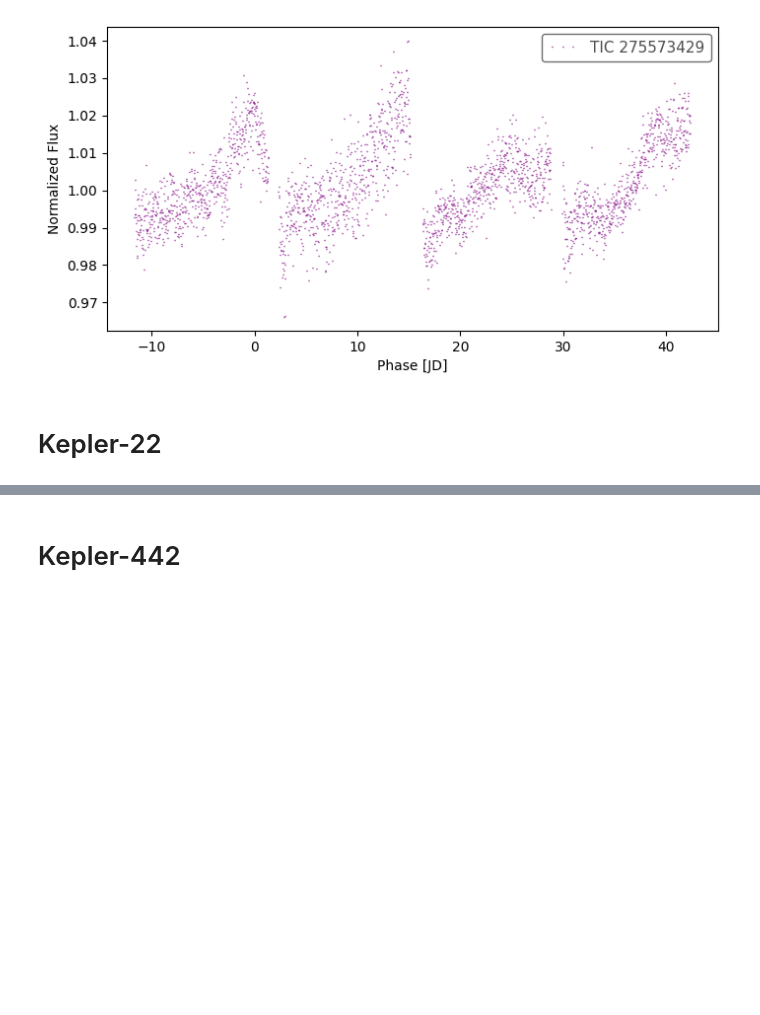
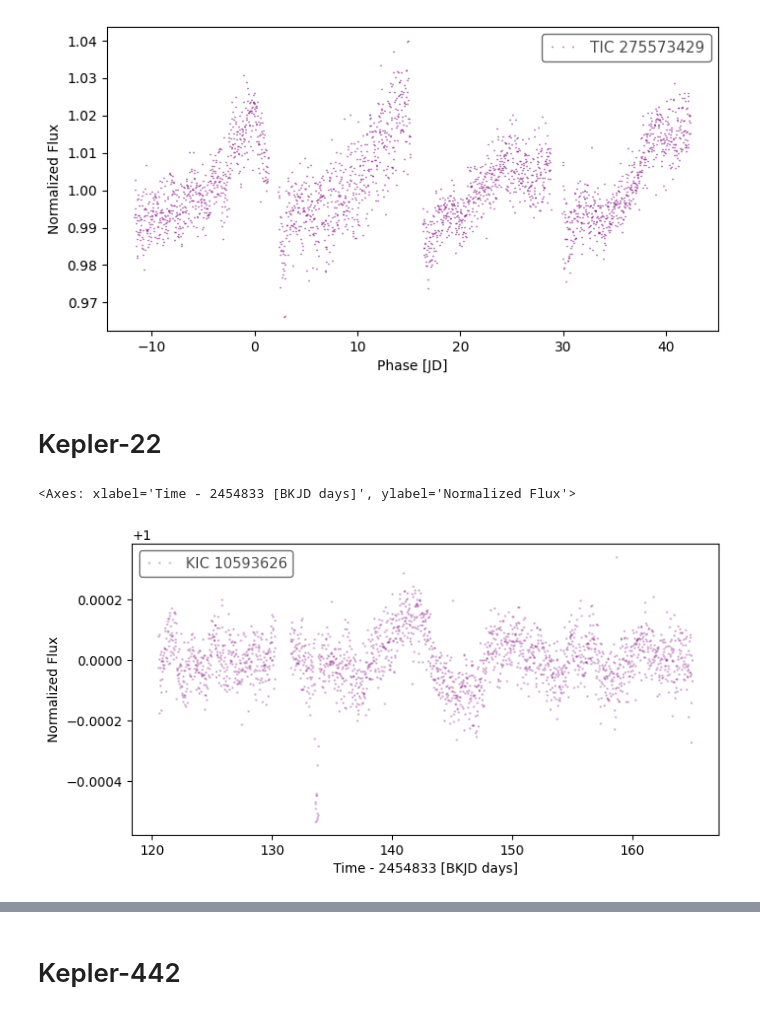
Before and after one commit to Signal-K/sytizen, a Jupyter notebook: deepnote/Star_Sailors_Light_Curve_Plot/Phase Folding_ Base Planets.ipynb, the cells around one changed output, grey strips where cells are left out. Saved outputs shown, nothing was run; the diff lists cells and outputs as text; code cells hidden in the pictures; blank space fills up the shorter version.

```diff
--- a/deepnote/Star_Sailors_Light_Curve_Plot/Phase Folding_ Base Planets.ipynb
+++ b/deepnote/Star_Sailors_Light_Curve_Plot/Phase Folding_ Base Planets.ipynb
@@ -94,12 +113,16 @@ lc_phased.plot(ax = ax, linewidth = 0, marker = 0, color = 'purple', markersize
 [figure]
 # %% [markdown]
 # Kepler-22
+# %%
+TIC = "KIC 10593626"
+available_data_select = lk.search_lightcurve(TIC)[0:2]
+lc_collection = available_data_select.download_all().stitch()
 # %%
-TIC = "TIC 275573429"
-available_data_select = lk.search_lightcurve(TIC)[0:2]
-lc_collection = available_data_select.download_all().stitch()
 fig, ax = plt.subplots(figsize = (8,4))
 lc_collection.plot(ax = ax, linewidth = 0, marker = 'o', color = 'purple', markersize = 1, alpha = 0.2)
+# %% [output]
+<Axes: xlabel='Time - 2454833 [BKJD days]', ylabel='Normalized Flux'>
+[figure, added]
 # %%
 %matplotlib inline
 bin_time = 15/24/60
```
Also changed, not shown: parts of 9 cells of this notebook.
